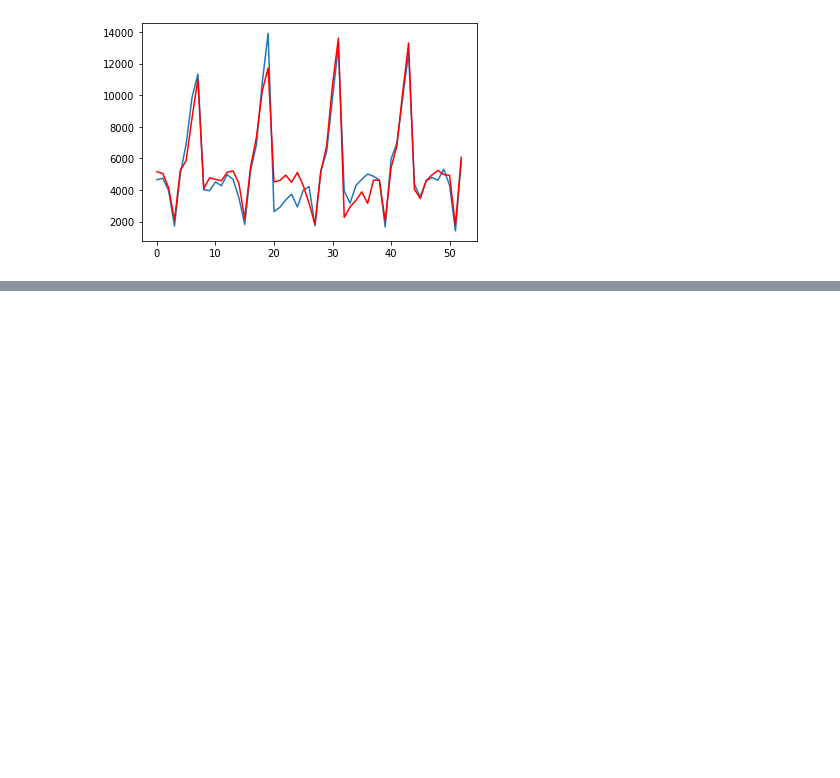
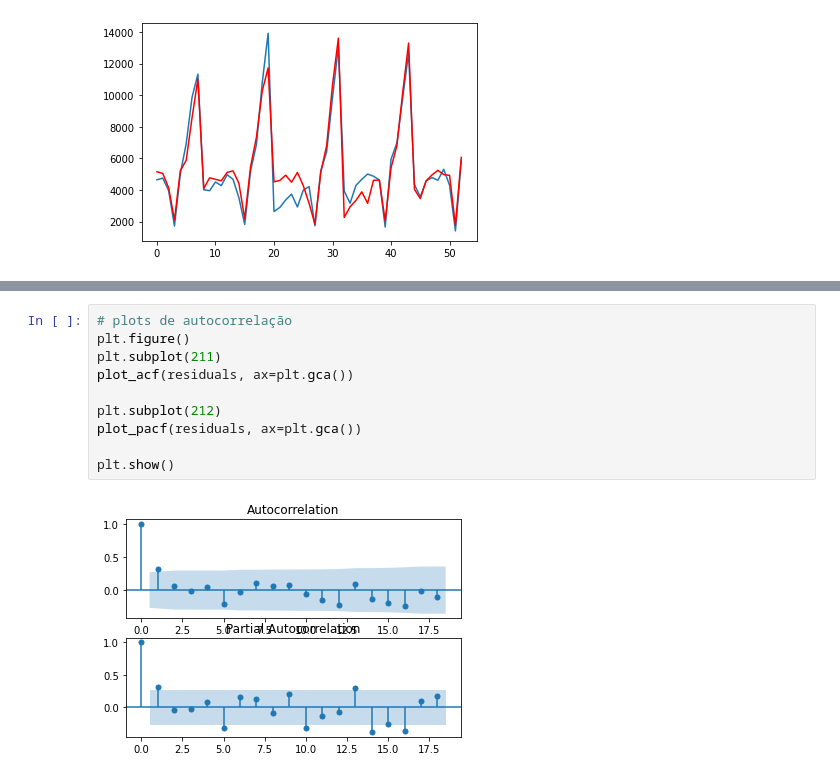
Before and after one commit to hildebrando001/ETL, a Jupyter notebook: prevendo vendas com ARIMA/ARIMA-previsao-vendas.ipynb, the cells around one changed output, grey strips where cells are left out. Drawn from its saved outputs; the diff is of its cells as text; blank space fills up the shorter version.

```diff
--- a/prevendo vendas com ARIMA/ARIMA-previsao-vendas.ipynb
+++ b/prevendo vendas com ARIMA/ARIMA-previsao-vendas.ipynb
@@ -194,0 +246,12 @@ plt.show()
+# %%
+# plots de autocorrelação
+plt.figure()
+plt.subplot(211)
+plot_acf(residuals, ax=plt.gca())
+
+plt.subplot(212)
+plot_pacf(residuals, ax=plt.gca())
+
+plt.show()
+# %% [output]
+[figure, added]
```
Also changed, not shown: parts of 7 cells of this notebook.
